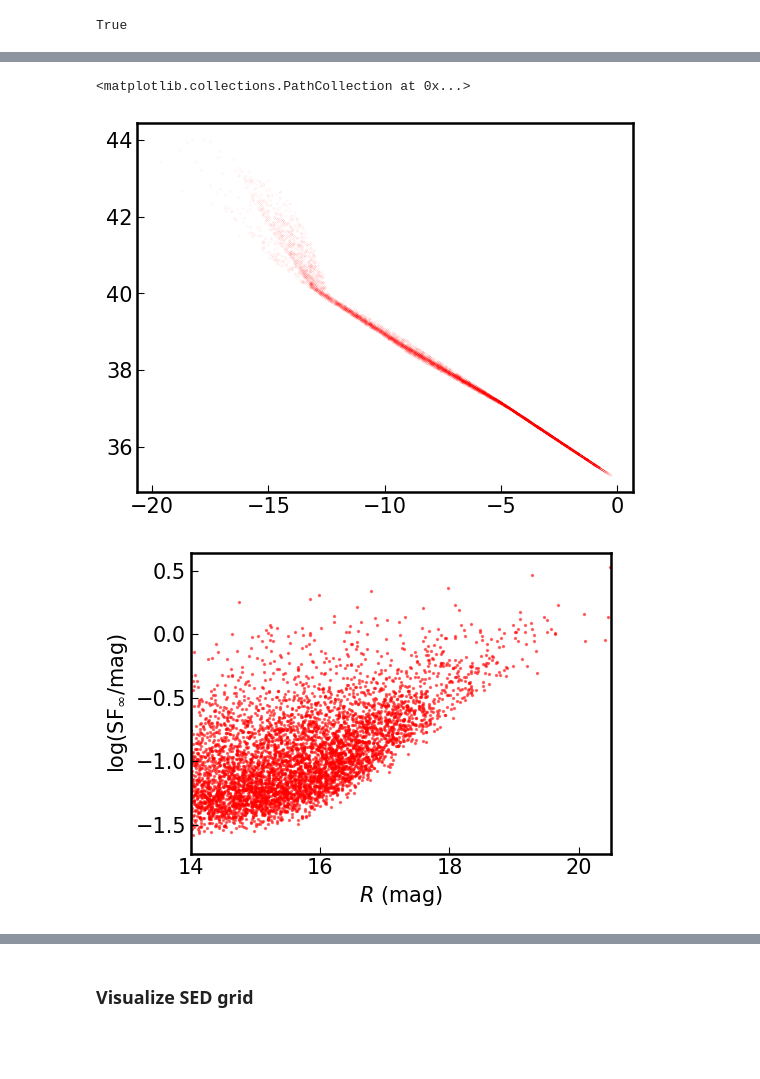
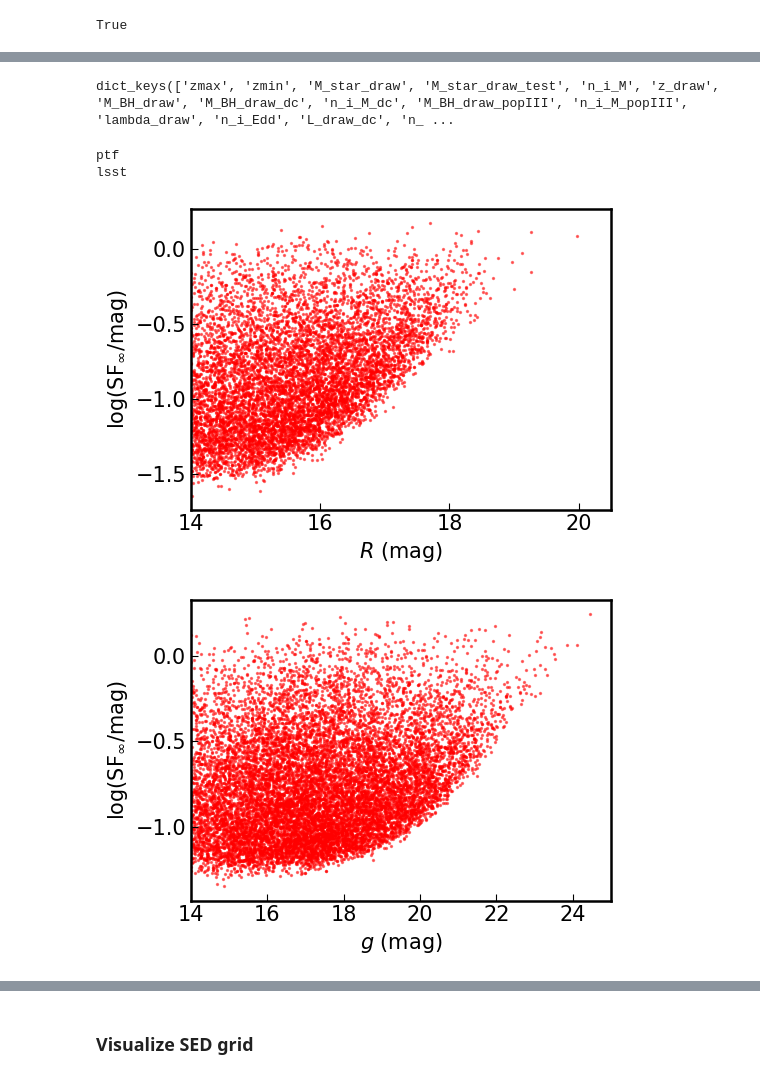
Before and after one commit to burke86/imbh_forecast, a Jupyter notebook: forecast.ipynb, the cells around one changed output, grey strips where cells are left out. Cells and saved outputs as stored; diff of their text form; code cells hidden in the pictures; blank space fills up the shorter version.

```diff
--- a/forecast.ipynb
+++ b/forecast.ipynb
@@ -402,35 +325,40 @@ plt.plot([37, 42], [37, 42], lw=3)
-# %%
-plt.scatter(s[f'M_i'][mask_mass & mask_mag], np.log10(s[f'L_{band}'][mask_mass & mask_mag].value), color='red', s=.001)
-# %% [output]
-<matplotlib.collections.PathCollection at 0x...>
-[figure, removed]
+# %%
+s.keys()
+# %% [output]
+dict_keys(['zmax', 'zmin', 'M_star_draw', 'M_star_draw_test', 'n_i_M', 'z_draw', 'M_BH_draw', 'M_BH_draw_dc', 'n_i_M_dc', 'M_BH_draw_popIII', 'n_i_M_popIII', 'lambda_draw', 'n_i_Edd', 'L_draw_dc', 'n_ ...
 # %%
-fig, ax = plt.subplots(1, 1, figsize=(5.5, 4))
+band_names = {'ptf':'R', 'lsst':'g'}
 
-key = 'ptf'
-s = samples[key]
-nbootstrap = pars[key]['nbootstrap']
+for k, (key, s) in enumerate(samples.items()):
+
+    fig, ax = plt.subplots(1, 1, figsize=(5.5, 4))
+
+    nbootstrap = pars[key]['nbootstrap']
+    band = bands[key]
+    print(key)
+
+    for j in range(1): ## Just use the first bootstrap
+
+        ndraw_dim = int(np.max(s['ndraws']))
+
+        mask_mass = s['M_BH_draw'][j,:ndraw_dim] > 1e2*u.Msun
+        #mask_tau = tau > 3
+        mask_mag = s[f'm_{band}_{seed}'][j,:ndraw_dim] < m_5[key]
+        #mask_sat
+        mask_var = s[f'sigma_var_{seed}'][j,:ndraw_dim] > 3
+        mask_sat = s[f'm_{band}_{seed}'][j,:ndraw_dim] > 14
+
+        ax.scatter(s[f'm_{band}_{seed}'][j,:][mask_mass & mask_var],#, & mask_sat],
+                   np.log10(s[f'SFinf_{band}_{seed}'][j,:][mask_mass & mask_var]),# & mask_sat]),
+                   color='red', s=2, zorder=1, alpha=0.5)
 
 
-for j in range(1): ## Just use the first bootstrap
-
-    ndraw_dim = int(np.max(s['ndraws']))
-
-    mask_mass = s['M_BH_draw'][j,:ndraw_dim] > 1e2*u.Msun
-    #mask_tau = tau > 3
-    mask_mag = s[f'm_{band}_{seed}'][j,:ndraw_dim] < m_5[key]
-    #mask_sat
-    mask_var = s[f'sigma_var_{seed}'][j,:ndraw_dim] > 3
-    mask_sat = s[f'm_{band}_{seed}'][j,:ndraw_dim] > 14
-
-    ax.scatter(samples['ptf'][f'm_{band}_{seed}'][j,:][mask_mass & mask_var],#, & mask_sat],
-               np.log10(samples['ptf'][f'SFinf_{band}_{seed}'][j,:][mask_mass & mask_var]),# & mask_sat]),
-               color='red', s=2, zorder=1, alpha=0.5)
-
-
-ax.set_xlim([14, m_5[key]])
-ax.set_ylabel(r'$\log(\rm{{SF}}_{\infty} / {\rm{mag}})$')
-ax.set_xlabel(r'$R$ (mag)')
-fig.tight_layout()
+    ax.set_xlim([14, m_5[key]])
+    ax.set_ylabel(r'$\log(\rm{{SF}}_{\infty} / {\rm{mag}})$')
+    ax.set_xlabel(fr'${band_names[key]}$ (mag)')
+    fig.tight_layout()
 # %% [output]
+ptf
+lsst
-[figure, old version]
+[figure, new version]
+[figure, added]
```
Also changed, not shown: parts of 26 cells of this notebook, 1 other file.
